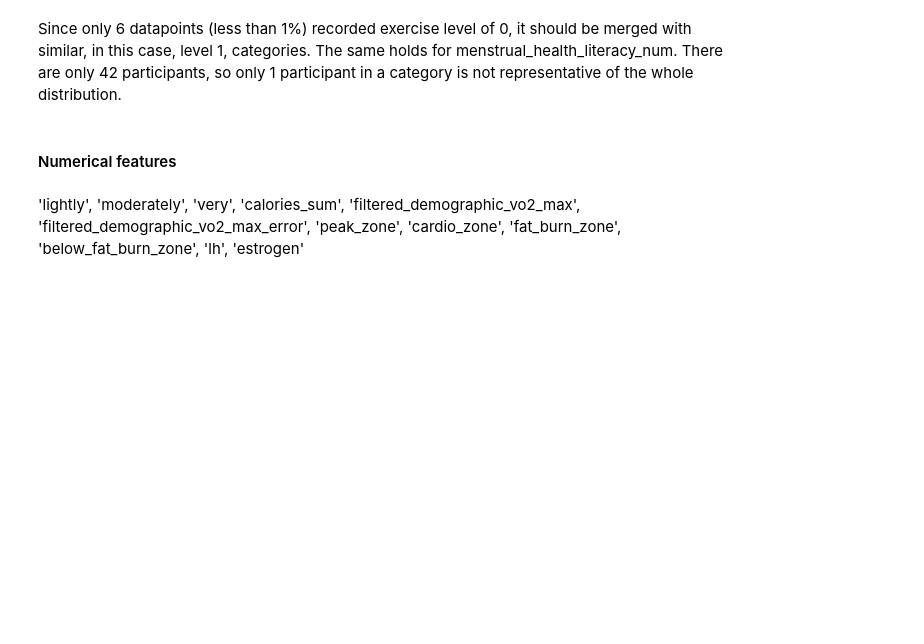
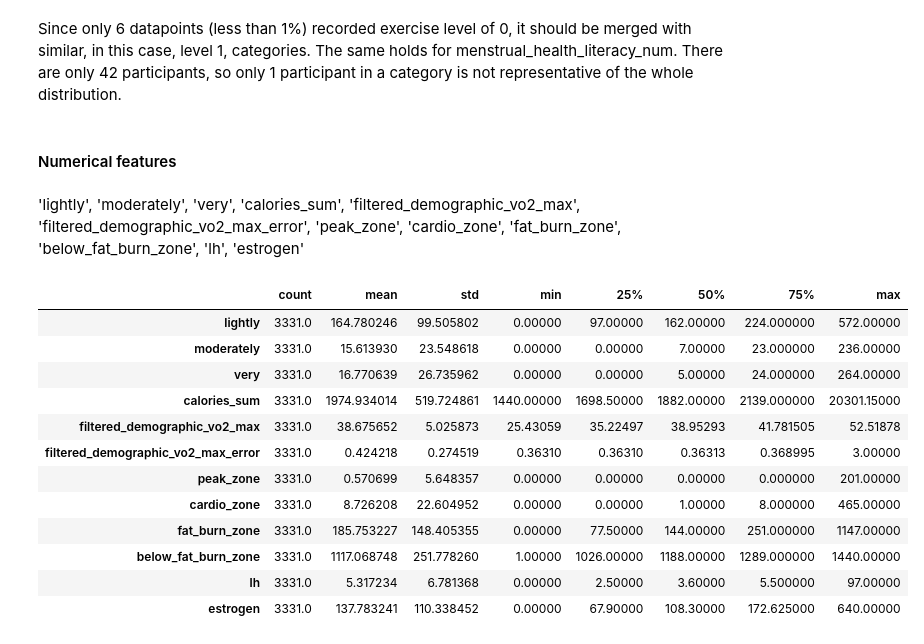
Before and after one commit to EstelleWang-UofT/ML-for-Women, a Jupyter notebook: notebooks/physical activity/merged preprocess.ipynb, the cells around one changed output. Saved outputs shown, nothing was run; the diff lists cells and outputs as text; code cells hidden in the pictures; blank space fills up the shorter version.

Commit message:
numerical features' distribution generated

```diff
--- a/notebooks/physical activity/merged preprocess.ipynb
+++ b/notebooks/physical activity/merged preprocess.ipynb
@@ -424,3 +424,26 @@ merged_fatigue['menstrual_health_literacy_num'] = merged_fatigue['menstrual_heal
 'lightly', 'moderately', 'very', 'calories_sum', 'filtered_demographic_vo2_max',
 'filtered_demographic_vo2_max_error', 'peak_zone', 'cardio_zone',
 'fat_burn_zone', 'below_fat_burn_zone', 'lh', 'estrogen'
+# %%
+numerical_features = [
+    'lightly', 'moderately', 'very', 'calories_sum',
+    'filtered_demographic_vo2_max', 'filtered_demographic_vo2_max_error',
+    'peak_zone', 'cardio_zone', 'fat_burn_zone', 'below_fat_burn_zone',
+    'lh', 'estrogen'
+]
+# %%
+display(merged_fatigue[numerical_features].describe().T)
+# %% [output]
+|  | count | mean | std | min | 25% | 50% | 75% | max |
+| lightly | 3331.0 | 164.780246 | 99.505802 | 0.00000 | 97.00000 | 162.00000 | 224.000000 | 572.00000 |
+| moderately | 3331.0 | 15.613930 | 23.548618 | 0.00000 | 0.00000 | 7.00000 | 23.000000 | 236.00000 |
+| very | 3331.0 | 16.770639 | 26.735962 | 0.00000 | 0.00000 | 5.00000 | 24.000000 | 264.00000 |
+| calories_sum | 3331.0 | 1974.934014 | 519.724861 | 1440.00000 | 1698.50000 | 1882.00000 | 2139.000000 | 20301.15000 |
+| filtered_demographic_vo2_max | 3331.0 | 38.675652 | 5.025873 | 25.43059 | 35.22497 | 38.95293 | 41.781505 | 52.51878 |
+| filtered_demographic_vo2_max_error | 3331.0 | 0.424218 | 0.274519 | 0.36310 | 0.36310 | 0.36313 | 0.368995 | 3.00000 |
+| peak_zone | 3331.0 | 0.570699 | 5.648357 | 0.00000 | 0.00000 | 0.00000 | 0.000000 | 201.00000 |
+| cardio_zone | 3331.0 | 8.726208 | 22.604952 | 0.00000 | 0.00000 | 1.00000 | 8.000000 | 465.00000 |
+| fat_burn_zone | 3331.0 | 185.753227 | 148.405355 | 0.00000 | 77.50000 | 144.00000 | 251.000000 | 1147.00000 |
+| below_fat_burn_zone | 3331.0 | 1117.068748 | 251.778260 | 1.00000 | 1026.00000 | 1188.00000 | 1289.000000 | 1440.00000 |
+| lh | 3331.0 | 5.317234 | 6.781368 | 0.00000 | 2.50000 | 3.60000 | 5.500000 | 97.00000 |
+| estrogen | 3331.0 | 137.783241 | 110.338452 | 0.00000 | 67.90000 | 108.30000 | 172.625000 | 640.00000 |
```
Also changed, not shown: parts of 1 cell of this notebook.
